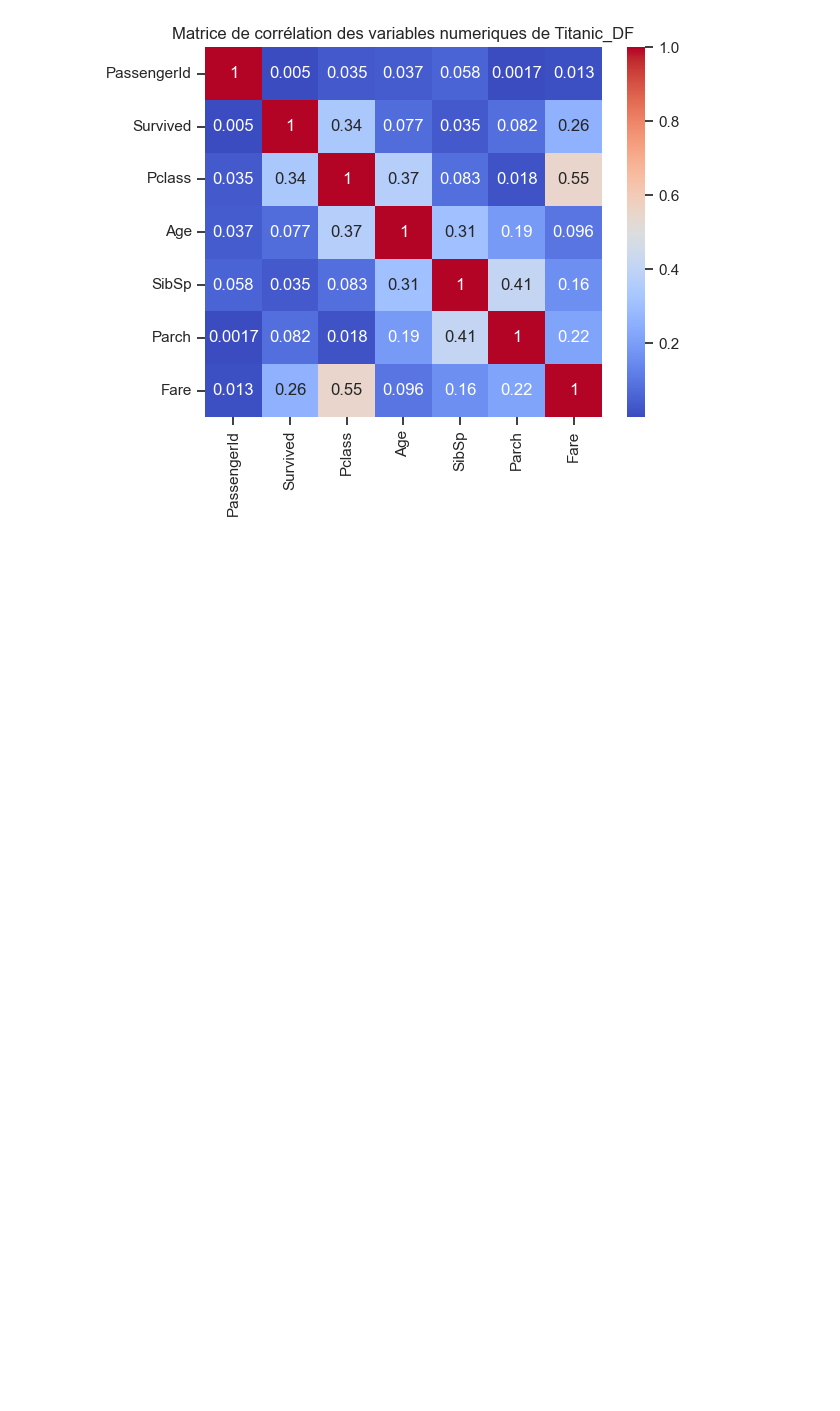
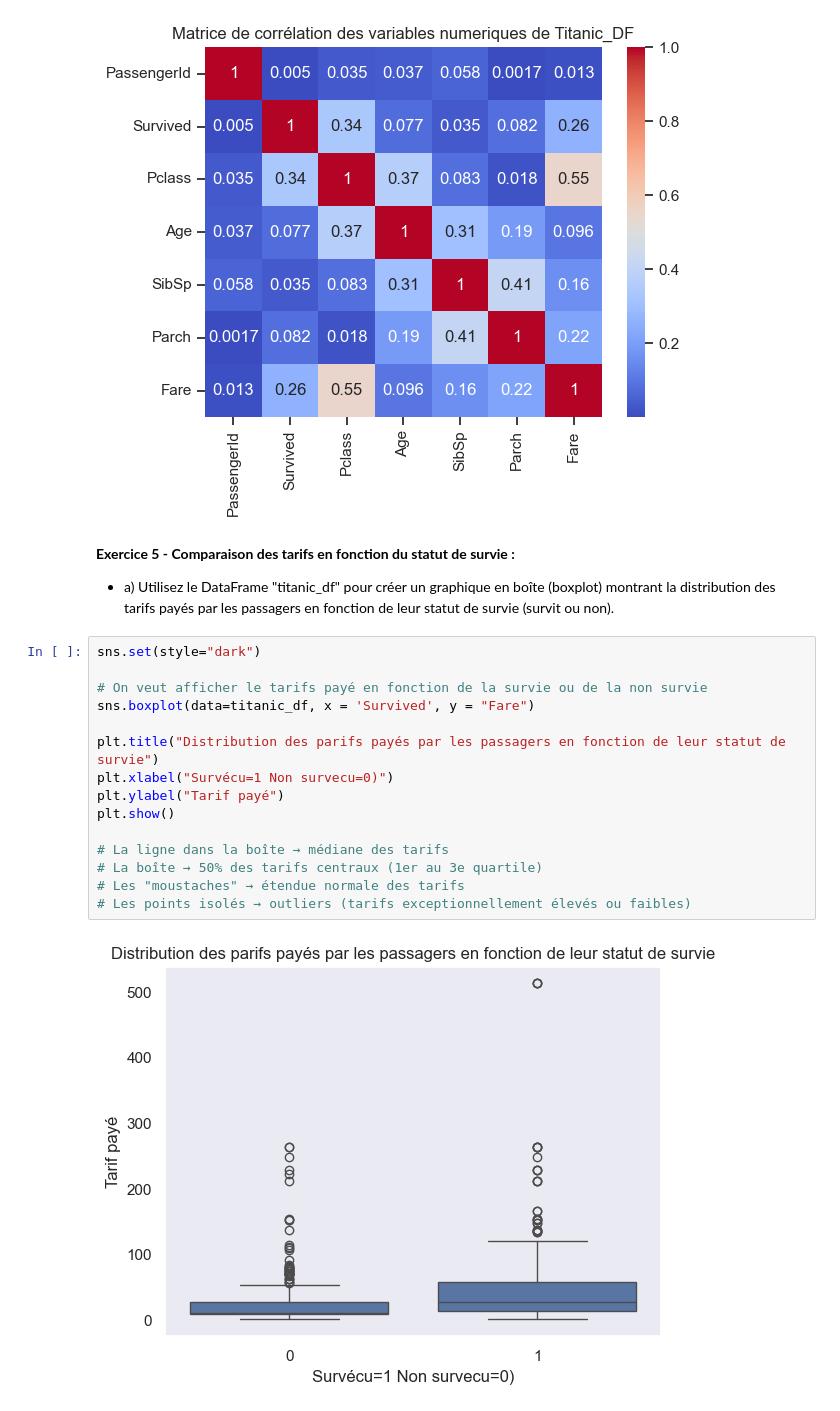
Before and after one commit to timdazayous/InitiationPython, a Jupyter notebook: Seaborn.ipynb, the cells around one changed output. Saved outputs shown, nothing was run; the diff lists cells and outputs as text; blank space fills up the shorter version.

```diff
--- a/Seaborn.ipynb
+++ b/Seaborn.ipynb
@@ -167,3 +167,23 @@ SibSp        0.159651
 Parch        0.216225
 Fare         1.000000
 [figure]
+# %% [markdown]
+**Exercice 5 - Comparaison des tarifs en fonction du statut de survie :**
+* a) Utilisez le DataFrame "titanic_df" pour créer un graphique en boîte (boxplot) montrant la distribution des tarifs payés par les passagers en fonction de leur statut de survie (survit ou non).
+# %%
+sns.set(style="dark")
+
+# On veut afficher le tarifs payé en fonction de la survie ou de la non survie
+sns.boxplot(data=titanic_df, x = 'Survived', y = "Fare")
+
+plt.title("Distribution des parifs payés par les passagers en fonction de leur statut de survie")
+plt.xlabel("Survécu=1 Non survecu=0)")
+plt.ylabel("Tarif payé")
+plt.show()
+
+# La ligne dans la boîte → médiane des tarifs
+# La boîte → 50% des tarifs centraux (1er au 3e quartile)
+# Les "moustaches" → étendue normale des tarifs
+# Les points isolés → outliers (tarifs exceptionnellement élevés ou faibles)
+# %% [output]
+[figure, added]
```
Also changed, not shown: parts of 7 cells of this notebook.
